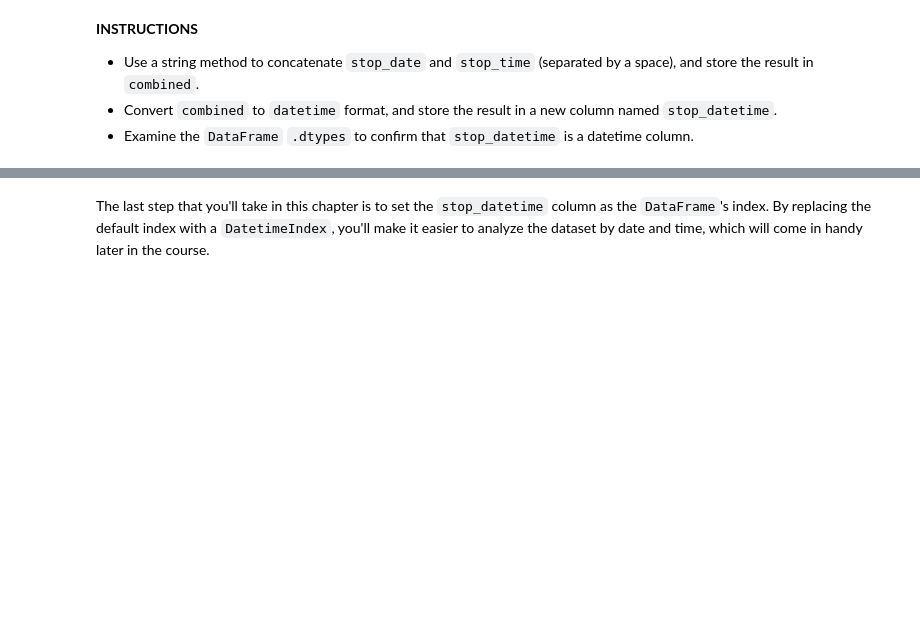
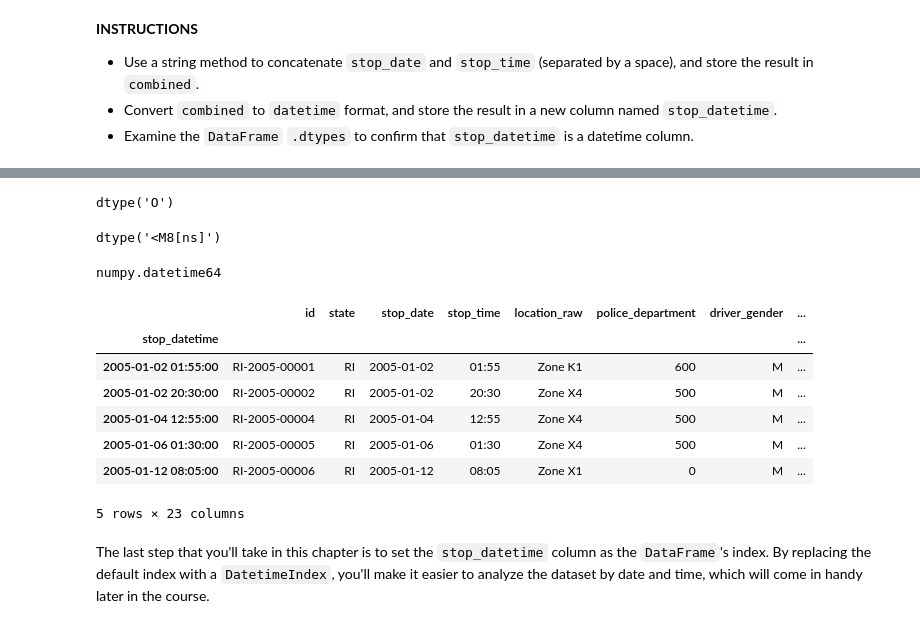
Before and after one commit to gulchinzh/Data-Science-Project, a Jupyter notebook: 1- Projects/Medium Projects/01-C8_DS_DAPy_M1-(Traffic_Police_Stops)/01-Preparing The Data For Analysis(Student).ipynb, the cells around one changed output, grey strips where cells are left out. Drawn from its saved outputs; the diff is of its cells as text; code cells hidden in the pictures; blank space fills up the shorter version.

Commit message:
All traffic police projects

```diff
--- a/1- Projects/Medium Projects/01-C8_DS_DAPy_M1-(Traffic_Police_Stops)/01-Preparing The Data For Analysis(Student).ipynb
+++ b/1- Projects/Medium Projects/01-C8_DS_DAPy_M1-(Traffic_Police_Stops)/01-Preparing The Data For Analysis(Student).ipynb
@@ -89,0 +124,4 @@ ri
+# %%
+drop_columns = ["state", "county_name", "county_fips", "fine_grained_location"]
+
+ri.drop(drop_columns, axis = 1, inplace=True)
@@ -225,3 +273,5 @@ You'll combine these two columns into a single column, and then convert it to ``
 *    Use a string method to concatenate ``stop_date`` and ``stop_time`` (separated by a space), and store the result in ``combined``.
 *    Convert ``combined`` to ``datetime`` format, and store the result in a new column named ``stop_datetime``.
 *    Examine the ``DataFrame`` ``.dtypes`` to confirm that ``stop_datetime`` is a datetime column.
+# %%
+combined = ri.stop_date + " " + ri.stop_time
@@ -228,3 +293,32 @@ You'll combine these two columns into a single column, and then convert it to ``
+# %%
+combined.dtype
+# %% [output]
+dtype('O')
+# %%
+ri["stop_datetime"] = pd.to_datetime(combined)
+# %%
+ri["stop_datetime"].dtypes
+# %% [output]
+dtype('<M8[ns]')
+# %%
+ri["stop_datetime"].dtypes.type
+# %% [output]
+numpy.datetime64
+# %%
+ri.set_index("stop_datetime", inplace=True)
+# ri.set_index(ri["stop_datetime"], inplace=True)
+# ri.set_index(ri.stop_datetime, inplace=True)
+# %%
+ri.head()
+# %% [output]
+|  | id | state | stop_date | stop_time | location_raw | police_department | driver_gender | ... |
+| stop_datetime |  |  |  |  |  |  |  | ... |
+| 2005-01-02 01:55:00 | RI-2005-00001 | RI | 2005-01-02 | 01:55 | Zone K1 | 600 | M | ... |
+| 2005-01-02 20:30:00 | RI-2005-00002 | RI | 2005-01-02 | 20:30 | Zone X4 | 500 | M | ... |
+| 2005-01-04 12:55:00 | RI-2005-00004 | RI | 2005-01-04 | 12:55 | Zone X4 | 500 | M | ... |
+| 2005-01-06 01:30:00 | RI-2005-00005 | RI | 2005-01-06 | 01:30 | Zone X4 | 500 | M | ... |
+| 2005-01-12 08:05:00 | RI-2005-00006 | RI | 2005-01-12 | 08:05 | Zone X1 | 0 | M | ... |
+5 rows × 23 columns
 # %% [markdown]
 The last step that you'll take in this chapter is to set the ``stop_datetime`` column as the ``DataFrame``'s index. By replacing the default index with a ``DatetimeIndex``, you'll make it easier to analyze the dataset by date and time, which will come in handy later in the course.
 # %% [markdown]
```
Also changed, not shown: parts of 9 cells of this notebook, 6 other files.
